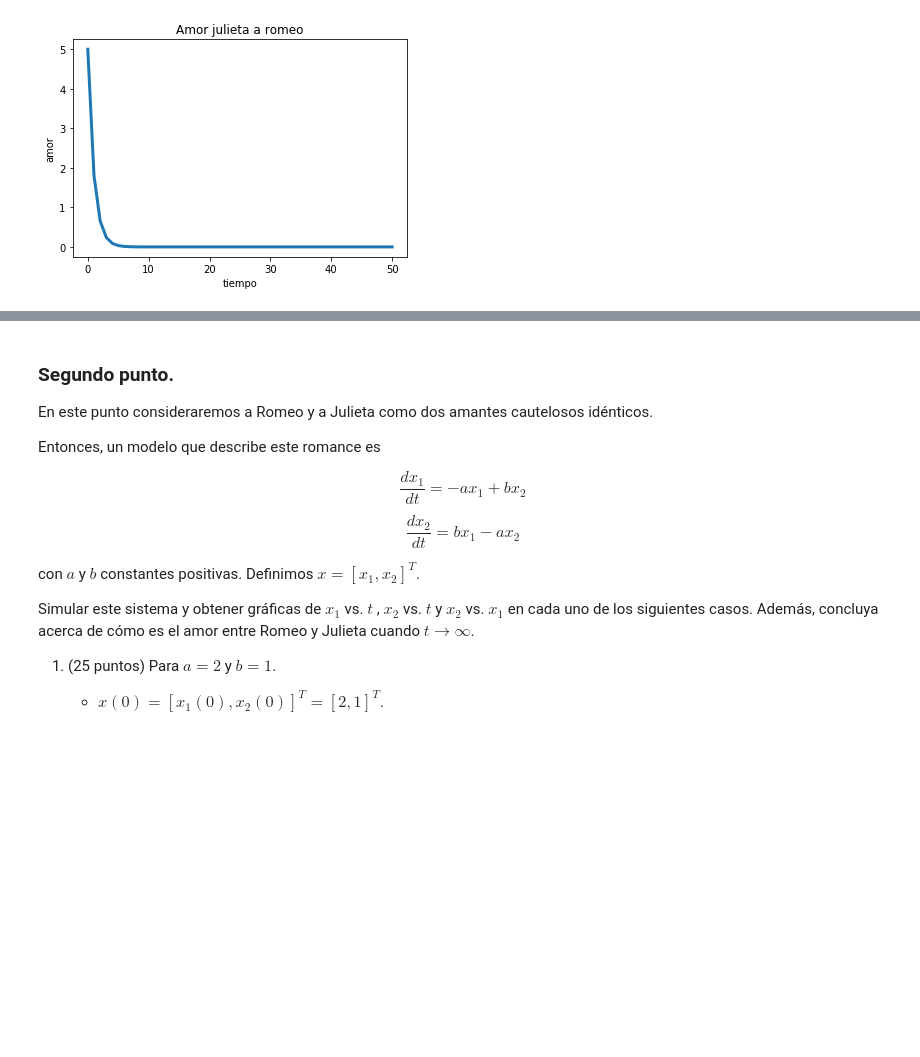
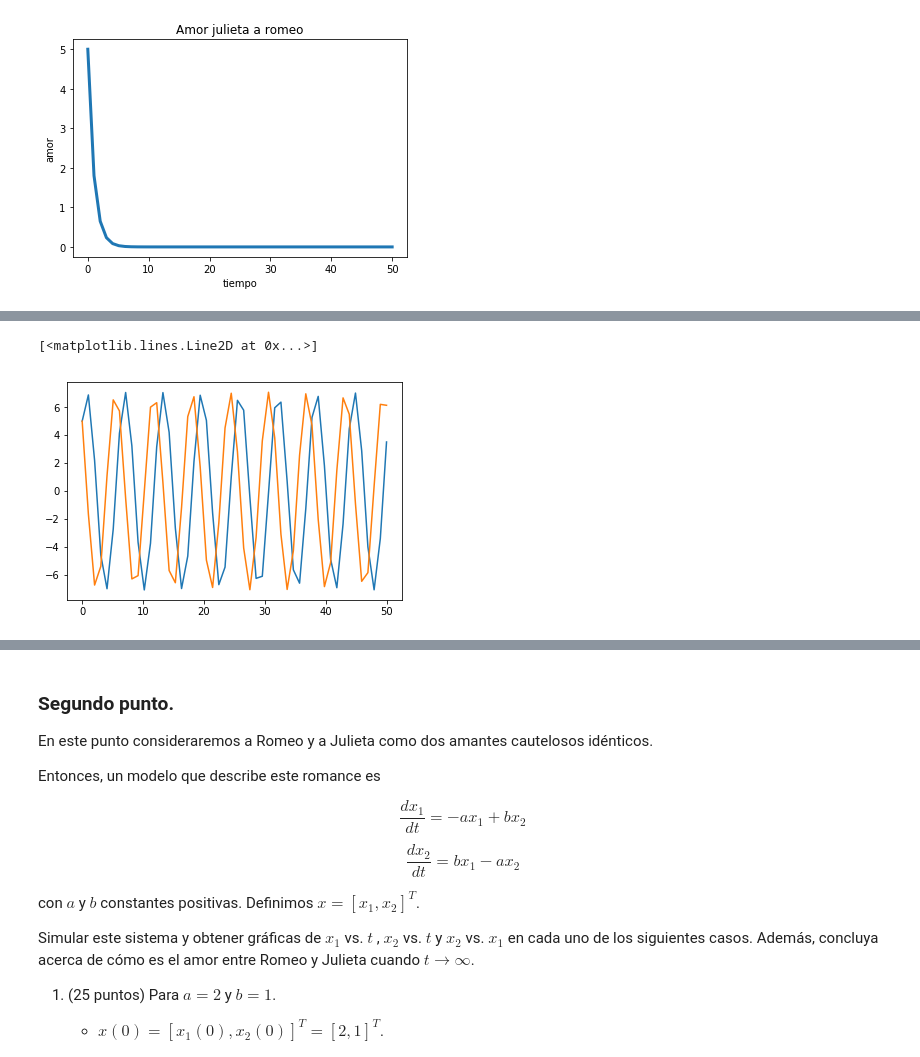
Before and after one commit to ramirezdiana/SimulacionMatematica2017, a Jupyter notebook: Examen1_RamirezDiana.ipynb, the cells around one changed output, grey strips where cells are left out. Cells and saved outputs as stored; diff of their text form; code cells hidden in the pictures; blank space fills up the shorter version.

```diff
--- a/Examen1_RamirezDiana.ipynb
+++ b/Examen1_RamirezDiana.ipynb
@@ -147,3 +157,9 @@ plt.show()                                  # Mostrar la figura
+# %%
+plt.plot(t,X)
+plt.plot(t,Y)
+# %% [output]
+[<matplotlib.lines.Line2D at 0x...>]
+[figure, added]
 # %%
 
 plt.figure(figsize=(6,6))
```
Also changed, not shown: parts of 6 cells of this notebook.
